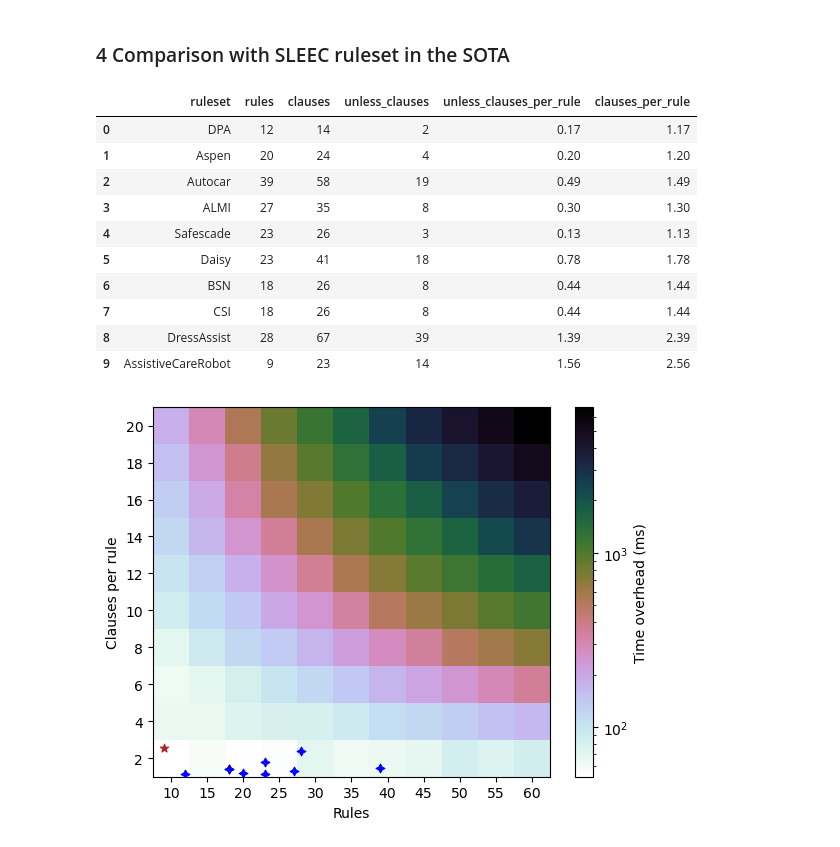
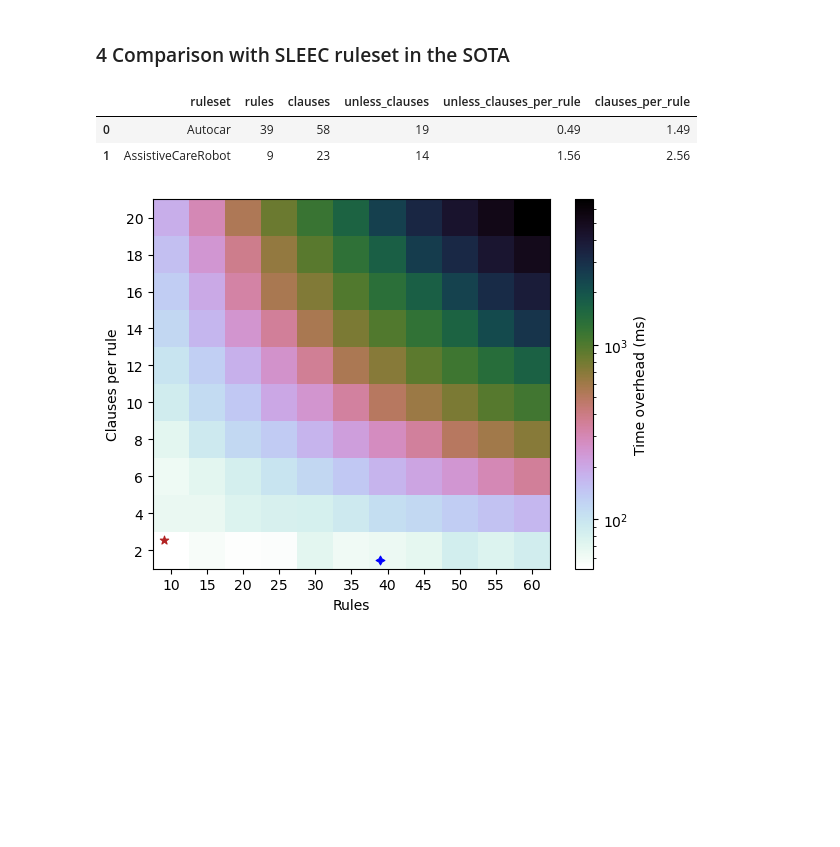
Before and after one commit to gssi-robotics/sleec-at-runtime, a Jupyter notebook: experiments/results/scalability/analysis/scalability_analysis.ipynb, the cells around one changed output. Cells and saved outputs as stored; diff of their text form; code cells hidden in the pictures; blank space fills up the shorter version.

Commit message:
Updating heatmap data

```diff
--- a/experiments/results/scalability/analysis/scalability_analysis.ipynb
+++ b/experiments/results/scalability/analysis/scalability_analysis.ipynb
@@ -1129,32 +1129,26 @@ Best degree: 4, with function:
 # %% [markdown]
 ### 4 Comparison with SLEEC ruleset in the SOTA
 # %%
-sota_ruleset = [{'ruleset': 'DPA', 'rules': 12, 'clauses': 14, 'unless_clauses': 2, 'unless_clauses_per_rule': 0.17, 'clauses_per_rule': 1.17},
-                {'ruleset': 'Aspen', 'rules': 20, 'clauses': 24, 'unless_clauses': 4, 'unless_clauses_per_rule': 0.2, 'clauses_per_rule': 1.2},
-                {'ruleset': 'Autocar', 'rules': 39, 'clauses': 58, 'unless_clauses': 19, 'unless_clauses_per_rule': 0.49, 'clauses_per_rule': 1.49},
-                {'ruleset': 'ALMI', 'rules': 27, 'clauses': 35, 'unless_clauses': 8, 'unless_clauses_per_rule': 0.3, 'clauses_per_rule': 1.3},
-                {'ruleset': 'Safescade', 'rules': 23, 'clauses': 26, 'unless_clauses': 3, 'unless_clauses_per_rule': 0.13, 'clauses_per_rule': 1.13},
-                {'ruleset': 'Daisy', 'rules': 23, 'clauses': 41, 'unless_clauses': 18, 'unless_clauses_per_rule': 0.78, 'clauses_per_rule': 1.78},
-                {'ruleset': 'BSN', 'rules': 18, 'clauses': 26, 'unless_clauses': 8, 'unless_clauses_per_rule': 0.44, 'clauses_per_rule': 1.44},
-                {'ruleset': 'CSI', 'rules': 18, 'clauses': 26, 'unless_clauses': 8, 'unless_clauses_per_rule': 0.44, 'clauses_per_rule': 1.44},
-                {'ruleset': 'DressAssist', 'rules': 28, 'clauses': 67, 'unless_clauses': 39, 'unless_clauses_per_rule': 1.39, 'clauses_per_rule': 2.39},
-                {'ruleset': 'AssistiveCareRobot', 'rules': 9, 'clauses': 23, 'unless_clauses': 14, 'unless_clauses_per_rule': 1.56, 'clauses_per_rule': 2.56}]
+sota_ruleset = [
+    # {'ruleset': 'DPA', 'rules': 12, 'clauses': 14, 'unless_clauses': 2, 'unless_clauses_per_rule': 0.17, 'clauses_per_rule': 1.17},
+    # {'ruleset': 'Aspen', 'rules': 20, 'clauses': 24, 'unless_clauses': 4, 'unless_clauses_per_rule': 0.2, 'clauses_per_rule': 1.2},
+    {'ruleset': 'Autocar', 'rules': 39, 'clauses': 58, 'unless_clauses': 19, 'unless_clauses_per_rule': 0.49, 'clauses_per_rule': 1.49},
+    # {'ruleset': 'ALMI', 'rules': 27, 'clauses': 35, 'unless_clauses': 8, 'unless_clauses_per_rule': 0.3, 'clauses_per_rule': 1.3},
+    # {'ruleset': 'Safescade', 'rules': 23, 'clauses': 26, 'unless_clauses': 3, 'unless_clauses_per_rule': 0.13, 'clauses_per_rule': 1.13},
+    # {'ruleset': 'Daisy', 'rules': 23, 'clauses': 41, 'unless_clauses': 18, 'unless_clauses_per_rule': 0.78, 'clauses_per_rule': 1.78},
+    # {'ruleset': 'BSN', 'rules': 18, 'clauses': 26, 'unless_clauses': 8, 'unless_clauses_per_rule': 0.44, 'clauses_per_rule': 1.44},
+    # {'ruleset': 'CSI', 'rules': 18, 'clauses': 26, 'unless_clauses': 8, 'unless_clauses_per_rule': 0.44, 'clauses_per_rule': 1.44},
+    # {'ruleset': 'DressAssist', 'rules': 28, 'clauses': 67, 'unless_clauses': 39, 'unless_clauses_per_rule': 1.39, 'clauses_per_rule': 2.39},
+    {'ruleset': 'AssistiveCareRobot', 'rules': 9, 'clauses': 23, 'unless_clauses': 14, 'unless_clauses_per_rule': 1.56, 'clauses_per_rule': 2.56}
+]
 
 sota_df = pd.DataFrame(sota_ruleset)
 
 sota_df
 # %% [output]
 |  | ruleset | rules | clauses | unless_clauses | unless_clauses_per_rule | clauses_per_rule |
-| 0 | DPA | 12 | 14 | 2 | 0.17 | 1.17 |
-| 1 | Aspen | 20 | 24 | 4 | 0.20 | 1.20 |
-| 2 | Autocar | 39 | 58 | 19 | 0.49 | 1.49 |
-| 3 | ALMI | 27 | 35 | 8 | 0.30 | 1.30 |
-| 4 | Safescade | 23 | 26 | 3 | 0.13 | 1.13 |
-| 5 | Daisy | 23 | 41 | 18 | 0.78 | 1.78 |
-| 6 | BSN | 18 | 26 | 8 | 0.44 | 1.44 |
-| 7 | CSI | 18 | 26 | 8 | 0.44 | 1.44 |
-| 8 | DressAssist | 28 | 67 | 39 | 1.39 | 2.39 |
-| 9 | AssistiveCareRobot | 9 | 23 | 14 | 1.56 | 2.56 |
+| 0 | Autocar | 39 | 58 | 19 | 0.49 | 1.49 |
+| 1 | AssistiveCareRobot | 9 | 23 | 14 | 1.56 | 2.56 |
 # %%
 heatmap_data = (
     asmeta_analysis_df
@@ -1224,4 +1218,4 @@ plt.savefig(os.path.join("charts", "sota_heatmap.pdf"), format="pdf", bbox_inche
 
 plt.show()
 # %% [output]
-[figure, old version]
+[figure, new version]
```
Also changed, not shown: 1 other file.
